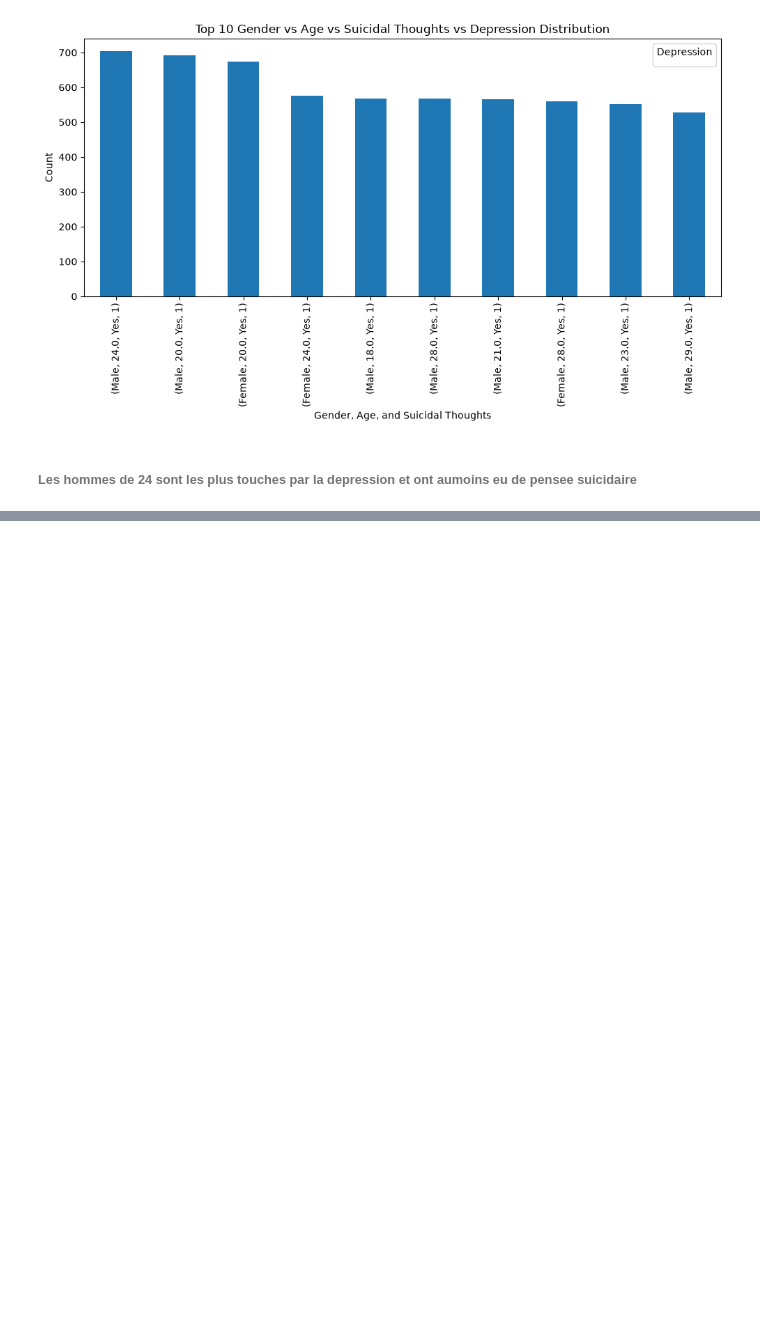
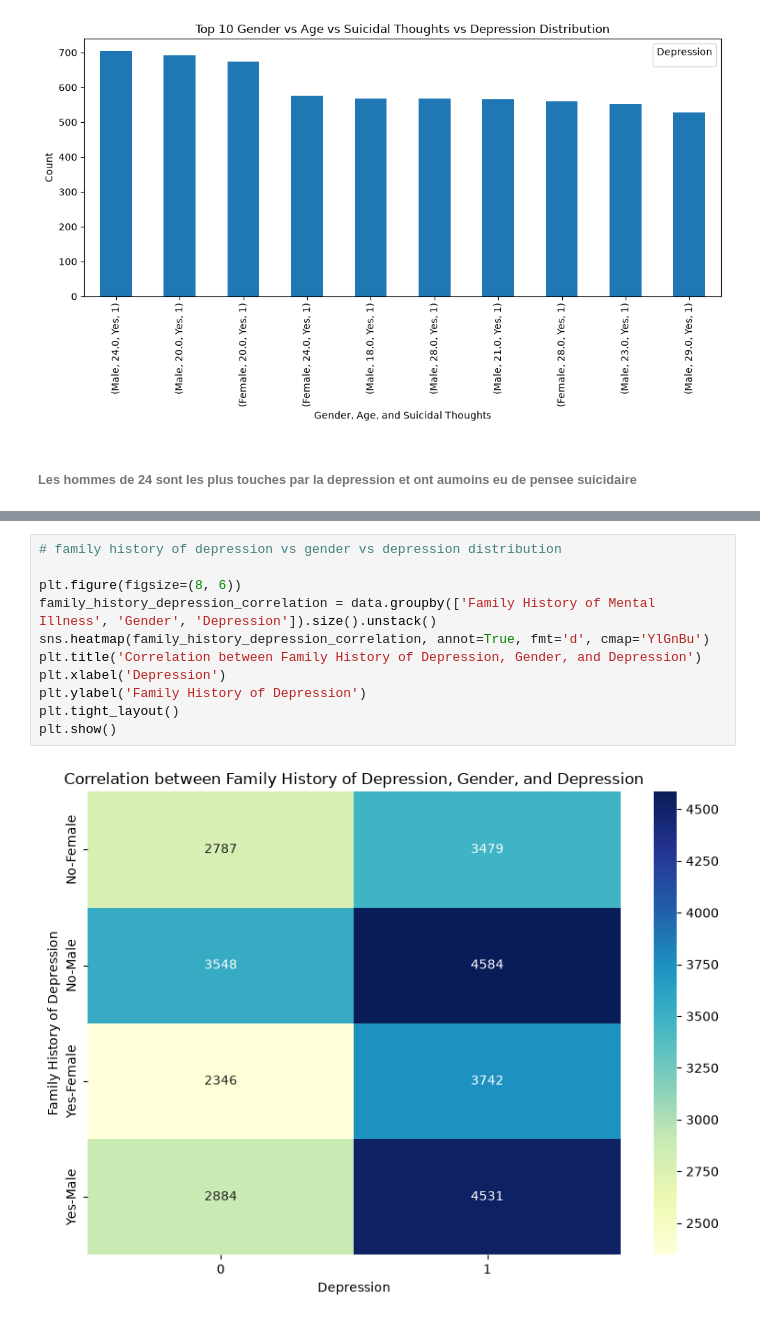
Before and after one commit to UlysseNMK312/Student_depression_analysis, a Jupyter notebook: notebooks/exploration.ipynb, the cells around one changed output, grey strips where cells are left out. Drawn from its saved outputs; the diff is of its cells as text; blank space fills up the shorter version.

Commit message:
{Correlation between Family History of Depression, Gender, and Depression}

```diff
--- a/notebooks/exploration.ipynb
+++ b/notebooks/exploration.ipynb
@@ -357,0 +358,13 @@ plt.show()
+# %%
+# family history of depression vs gender vs depression distribution
+
+plt.figure(figsize=(8, 6))
+family_history_depression_correlation = data.groupby(['Family History of Mental Illness', 'Gender', 'Depression']).size().unstack()
+sns.heatmap(family_history_depression_correlation, annot=True, fmt='d', cmap='YlGnBu')
+plt.title('Correlation between Family History of Depression, Gender, and Depression')
+plt.xlabel('Depression')
+plt.ylabel('Family History of Depression')
+plt.tight_layout()
+plt.show()
+# %% [output]
+[figure, added]
```
Also changed, not shown: parts of 1 cell of this notebook.
